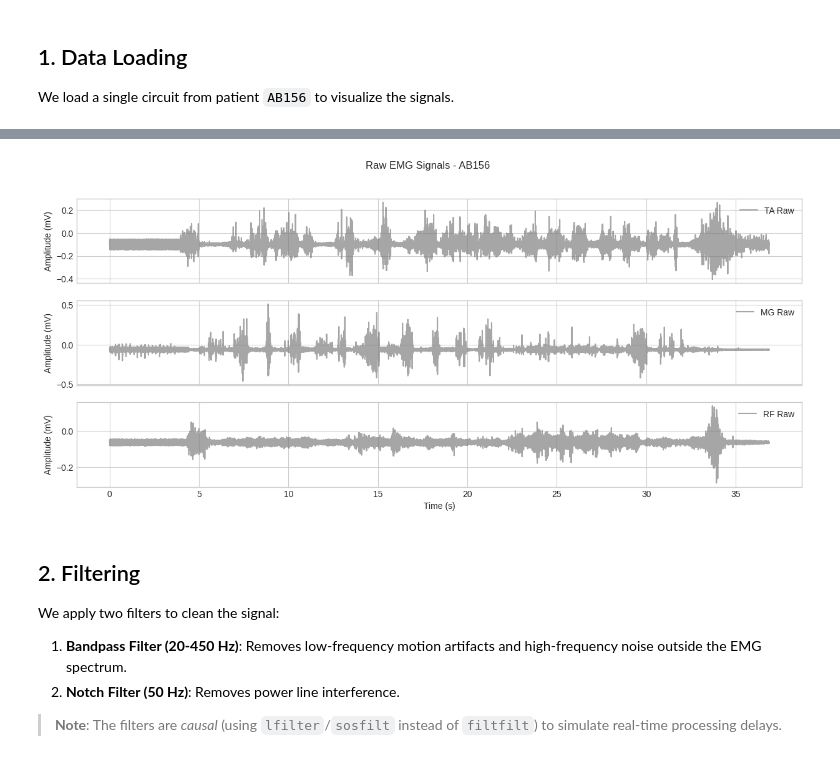
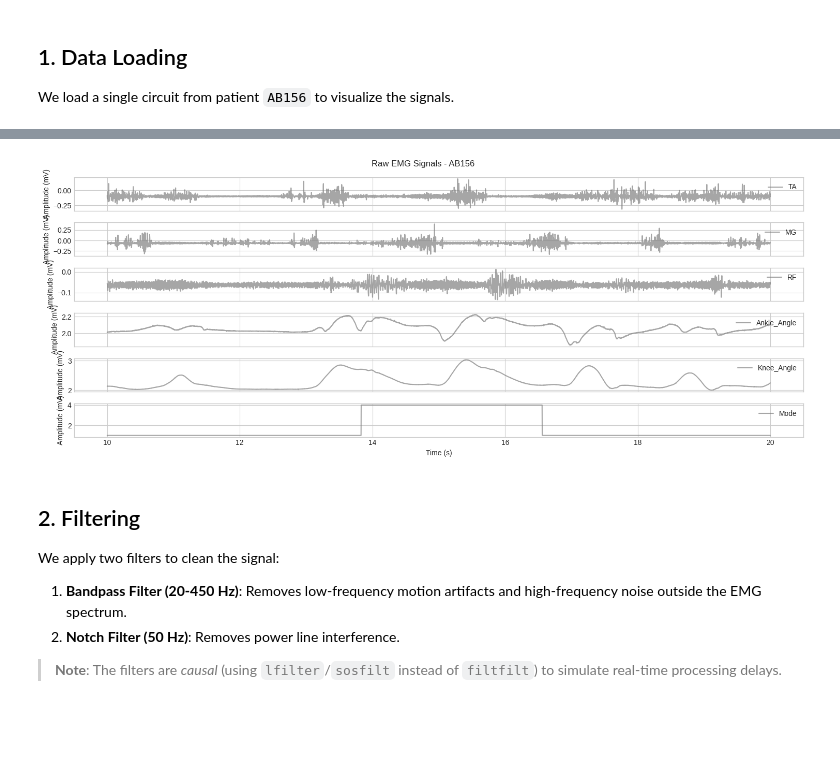
Before and after one commit to MNR-MarcosOriolPagonabarraga-projects/NeuroGait, a Jupyter notebook: src/notebooks/preprocessing.ipynb, the cells around one changed output, grey strips where cells are left out. Cells and saved outputs as stored; diff of their text form; code cells hidden in the pictures; blank space fills up the shorter version.

Commit message:
feat: train walking mode model & refactored code

```diff
--- a/src/notebooks/preprocessing.ipynb
+++ b/src/notebooks/preprocessing.ipynb
@@ -29,18 +30,16 @@ We load a single circuit from patient `AB156` to visualize the signals.
 # %%
 DATA_ROOT = "../../data"
 SUBJECT_ID = "AB156"
-CIRCUIT_ID = 1
-CHANNELS = ['TA', 'MG', 'RF']
+CHANNELS = ['TA', 'MG', 'RF', 'Ankle_Angle', 'Knee_Angle', 'Mode']
 
 # Initialize Loader
-loader = Enabl3sDataLoader(DATA_ROOT, SUBJECT_ID)
+fs = 500
+loader = Enabl3sDataLoader(DATA_ROOT, SUBJECT_ID, target_fs=fs)
 
 # Load specific circuit
-df_raw = loader.load_circuit(CIRCUIT_ID, CHANNELS)
+circuit_num = len(os.listdir(os.path.join(DATA_ROOT, SUBJECT_ID, 'Raw')))
+circuit_range = range(1, circuit_num + 1)
+df_raw = loader.load_dataset_batch(circuit_range, CHANNELS)
 
-raw_data = df_raw.values
-time_axis = np.arange(len(df_raw)) / 1000.0
-
-print(f"Loaded {raw_data.shape[0]} samples for {SUBJECT_ID} - Circuit {CIRCUIT_ID}")
 df_raw.head()
 # %% [output]
@@ -54,17 +69,24 @@ Loaded 36870 samples for AB156 - Circuit 1
+# %%
+raw_data = df_raw.values
+time_axis = np.arange(len(df_raw)) / fs
+
+view_window = slice(10 * fs, 20 * fs)
 # %%
 # Plot Raw Signals
 fig, axes = plt.subplots(len(CHANNELS), 1, sharex=True)
 fig.suptitle(f"Raw EMG Signals - {SUBJECT_ID}")
 
 for i, ch in enumerate(CHANNELS):
-    axes[i].plot(time_axis, raw_data[:, i], label=f'{ch} Raw', color='gray', alpha=0.7)
+    axes[i].plot(time_axis[view_window], raw_data[view_window, i], label=f'{ch}', color='gray', alpha=0.7)
     axes[i].set_ylabel("Amplitude (mV)")
     axes[i].legend(loc='upper right')
 
 axes[-1].set_xlabel("Time (s)")
+
+plt.tight_layout()
 plt.show()
 # %% [output]
-[figure, old version]
+[figure, new version]
 # %% [markdown]
 ## 2. Filtering
 
```
Also changed, not shown: parts of 2 cells of this notebook, 19 other files.
